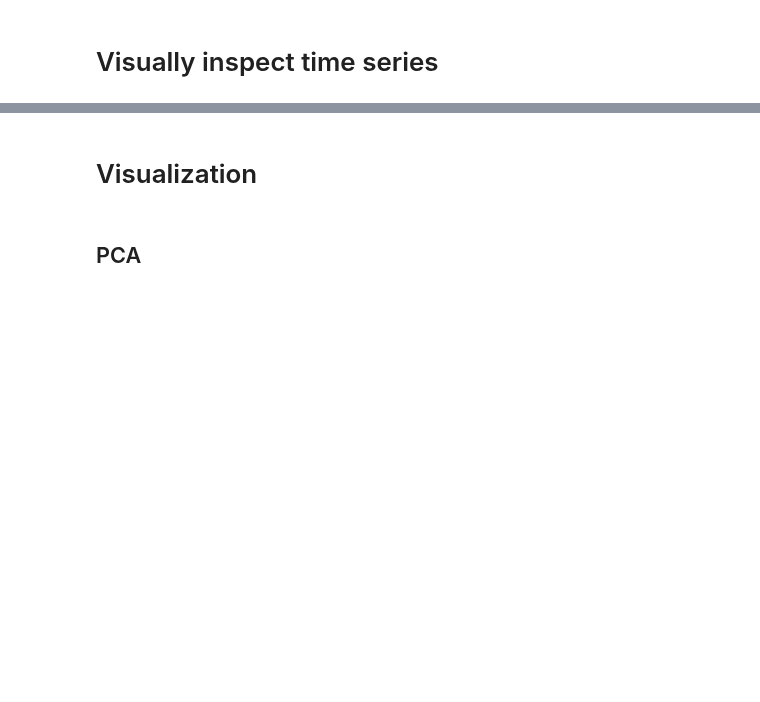
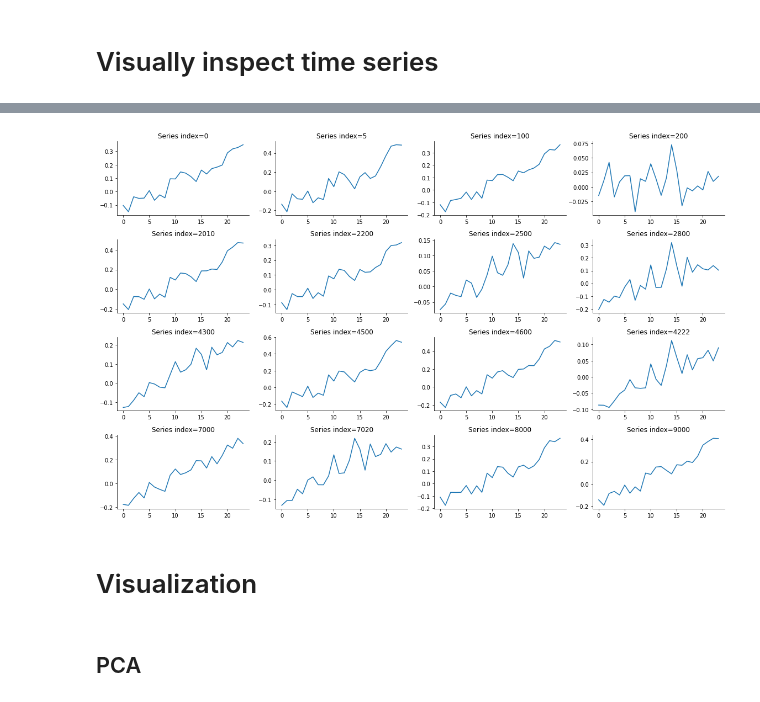
Before and after one commit to djib2011/timeseries-gan, a Jupyter notebook: experimentation/evaluate_gan.ipynb, the cells around one changed output, grey strips where cells are left out. Saved outputs shown, nothing was run; the diff lists cells and outputs as text; code cells hidden in the pictures; blank space fills up the shorter version.

```diff
--- a/experimentation/evaluate_gan.ipynb
+++ b/experimentation/evaluate_gan.ipynb
@@ -99,3 +99,20 @@ plt.savefig(target_dir + 'sample_series.png', bbox_inches='tight')
+# %%
+np.random.seed(11)
+ind = np.random.permutation(len(x))[:16]
+ind = [0, 5, 100, 200, 2010, 2200, 2500, 2800, 4300, 4500, 4600, 4222, 7000, 7020, 8000, 9000]
+plt.figure(figsize=(16, 10))
+
+for i in range(16):
+    ax = plt.subplot(4, 4, i+1)
+    series = x[ind[i]]
+    ax.plot(series)
+    ax.set_title('Series index={}'.format(ind[i]))
+    ax.spines['top'].set_visible(False)
+    ax.spines['right'].set_visible(False)
+
+plt.tight_layout()
+# %% [output]
+[figure, added]
 # %% [markdown]
 # Visualization
 # %%
```
Also changed, not shown: parts of 3 cells of this notebook, 3 other files.
